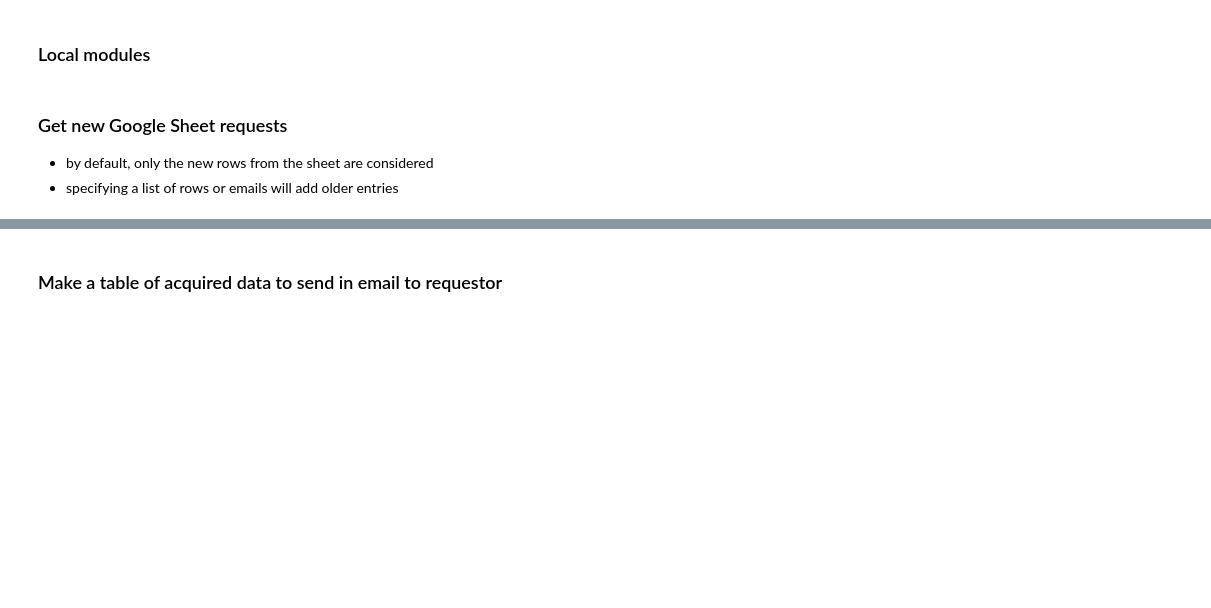
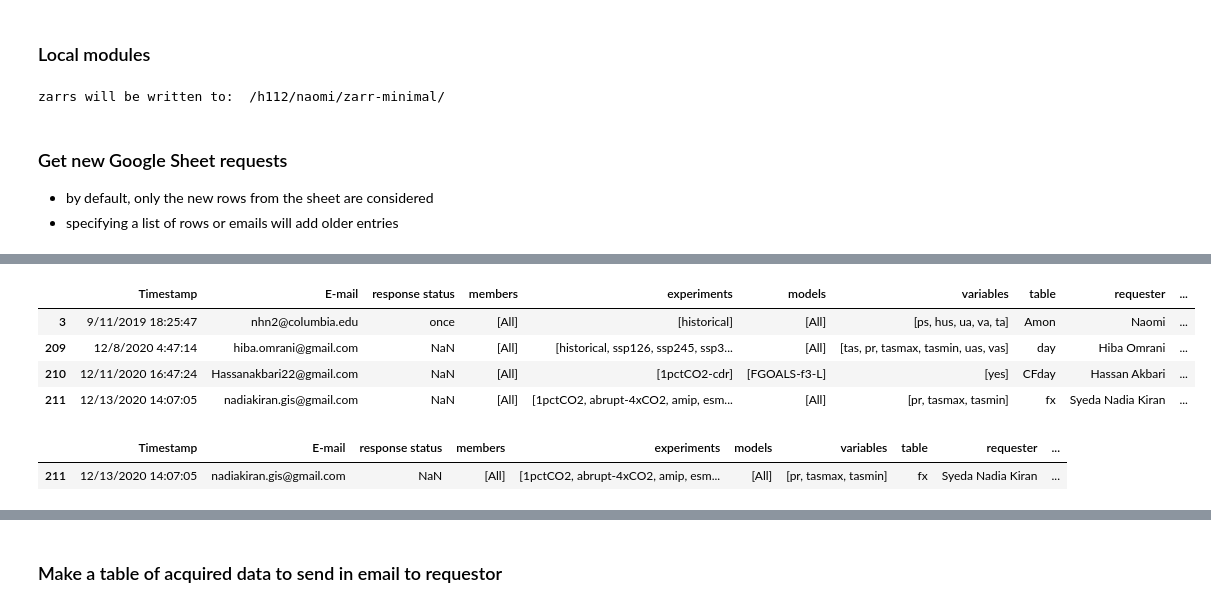
Before and after one commit to naomi-henderson/cmip6collect2, a Jupyter notebook: Requests.ipynb, the cells around one changed output, grey strips where cells are left out. Saved outputs shown, nothing was run; the diff lists cells and outputs as text; code cells hidden in the pictures; blank space fills up the shorter version.

```diff
--- a/Requests.ipynb
+++ b/Requests.ipynb
@@ -21,7 +21,7 @@ from myresponse import response, get_details, dict_to_dfcat
 # CONFIGURE ESGF Search here
 node_pref = myconfig.node_pref
 dtype = myconfig.dtype
-myconfig.local_target_prefix = '/h112/naomi/zarr-minimal/'
+myconfig.local_target_prefix = '/h113/naomi/zarr-minimal/'
 
 # reset the preference rank to omit a particular data node
 # node_pref['esgf-data1.llnl.gov'] = 999
@@ -30,6 +30,8 @@ ESGF_site = dtype['llnl']
 #ESGF_site = dtype['dkrz']
 
 print('zarrs will be written to: ',myconfig.local_target_prefix)
+# %% [output]
+zarrs will be written to:  /h112/naomi/zarr-minimal/
 # %%
 # CONFIGURE GCS
 fs     = gcsfs.GCSFileSystem(token='anon', access='read_only',cache_timeout=-1)
@@ -69,6 +71,7 @@ if type == 'input':
     df_request_new = df_request_new.loc[[int(resp)]]
 else:
     timestamps = df_request_new.Timestamp.unique()
-    df_request_new = df_request_new[df_request_new.Timestamp == timestamps[0]]
+    df_request_new = df_request_new[df_request_new.Timestamp == timestamps[-1]]
 
 df_request_new
+# %% [output]
@@ -75,3 +80,10 @@ df_request_new
+|  | Timestamp | E-mail | response status | members | experiments | models | variables | table | requester | ... |
+| 3 | 9/11/2019 18:25:47 | nhn2@columbia.edu | once | [All] | [historical] | [All] | [ps, hus, ua, va, ta] | Amon | Naomi | ... |
+| 209 | 12/8/2020 4:47:14 | hiba.omrani@gmail.com | NaN | [All] | [historical, ssp126, ssp245, ssp3... | [All] | [tas, pr, tasmax, tasmin, uas, vas] | day | Hiba Omrani | ... |
+| 210 | 12/11/2020 16:47:24 | Hassanakbari22@gmail.com | NaN | [All] | [1pctCO2-cdr] | [FGOALS-f3-L] | [yes] | CFday | Hassan Akbari | ... |
+| 211 | 12/13/2020 14:07:05 | nadiakiran.gis@gmail.com | NaN | [All] | [1pctCO2, abrupt-4xCO2, amip, esm... | [All] | [pr, tasmax, tasmin] | fx | Syeda Nadia Kiran | ... |
+|  | Timestamp | E-mail | response status | members | experiments | models | variables | table | requester | ... |
+| 211 | 12/13/2020 14:07:05 | nadiakiran.gis@gmail.com | NaN | [All] | [1pctCO2, abrupt-4xCO2, amip, esm... | [All] | [pr, tasmax, tasmin] | fx | Syeda Nadia Kiran | ... |
 # %%
 all_search = {}
 search_keys = {'table':'table_id','experiments':'experiment_id','variables':'variable_id','models':'source_id','members':'member_id'}
```
Also changed, not shown: parts of 5 cells of this notebook, 5 other files.
